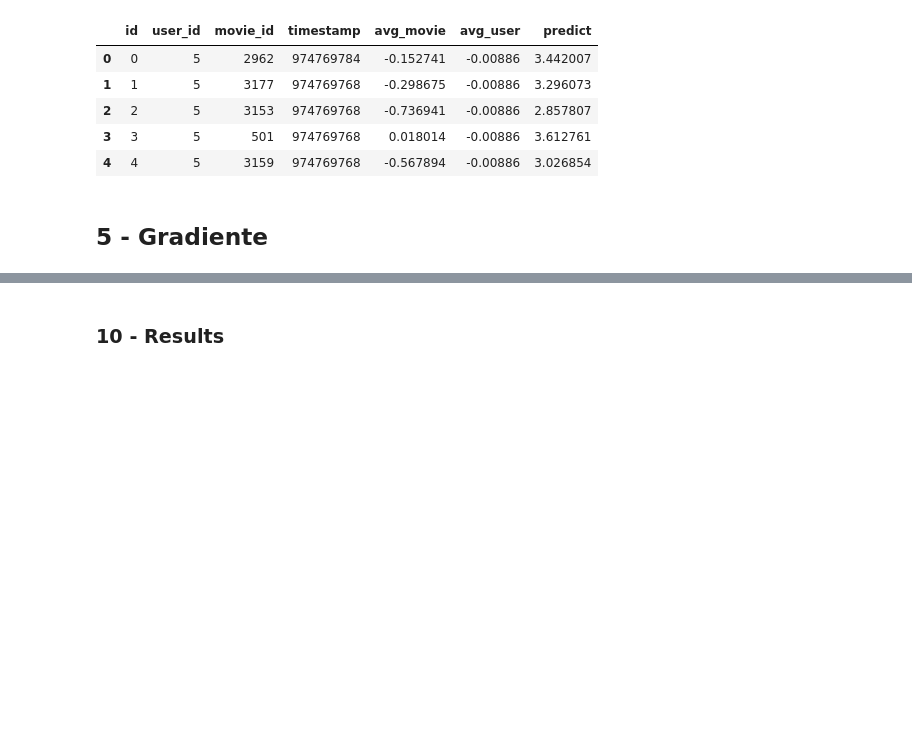
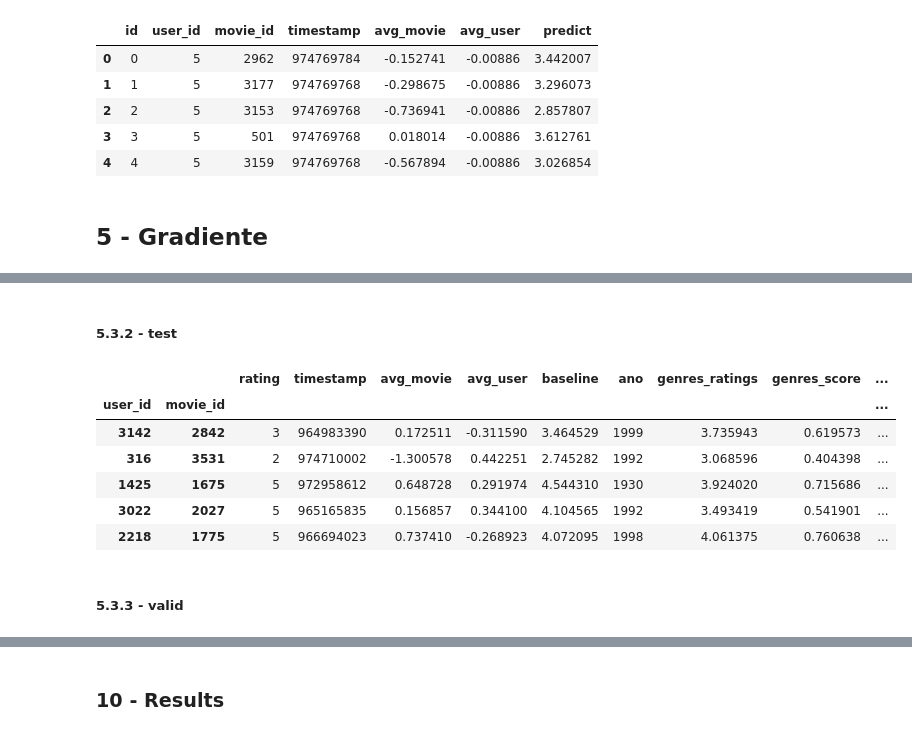
Before and after one commit to rodolfoarruda/MachineLearning, a Jupyter notebook: recom_sys_v2.ipynb, the cells around one changed output, grey strips where cells are left out. Saved outputs shown, nothing was run; the diff lists cells and outputs as text; code cells hidden in the pictures; blank space fills up the shorter version.

```diff
--- a/recom_sys_v2.ipynb
+++ b/recom_sys_v2.ipynb
@@ -785,0 +896,21 @@ df_valid2[['id','predict']].to_csv('/content/drive/MyDrive/Doutorado/disciplinas
+# %% [markdown]
+##### **5.3.2 - test**
+# %%
+df_test1 = pd.merge(x_test, avg_movie, on="movie_id",how='left').fillna(avg_movie['avg_movie'].mean())
+df_test2 = pd.merge(df_test1, avg_user, on="user_id",how='left').fillna(avg_user['avg_user'].mean())
+# Predições
+df_test2['baseline'] = global_mean + df_test2['avg_user'] + df_test2['avg_movie']
+df_test3 = pd.merge(df_test2, df_movie, on="movie_id",how='left').fillna(0)
+df_test4 = pd.merge(df_test3, df_user, on="user_id",how='left').fillna(0)
+df_test4.set_index(['user_id','movie_id'],inplace=True)
+df_test4.head()
+# %% [output]
+|  |  | rating | timestamp | avg_movie | avg_user | baseline | ano | genres_ratings | genres_score | ... |
+| user_id | movie_id |  |  |  |  |  |  |  |  | ... |
+| 3142 | 2842 | 3 | 964983390 | 0.172511 | -0.311590 | 3.464529 | 1999 | 3.735943 | 0.619573 | ... |
+| 316 | 3531 | 2 | 974710002 | -1.300578 | 0.442251 | 2.745282 | 1992 | 3.068596 | 0.404398 | ... |
+| 1425 | 1675 | 5 | 972958612 | 0.648728 | 0.291974 | 4.544310 | 1930 | 3.924020 | 0.715686 | ... |
+| 3022 | 2027 | 5 | 965165835 | 0.156857 | 0.344100 | 4.104565 | 1992 | 3.493419 | 0.541901 | ... |
+| 2218 | 1775 | 5 | 966694023 | 0.737410 | -0.268923 | 4.072095 | 1998 | 4.061375 | 0.760638 | ... |
+# %% [markdown]
+##### **5.3.3 - valid**
```
Also changed, not shown: parts of 21 cells of this notebook.
